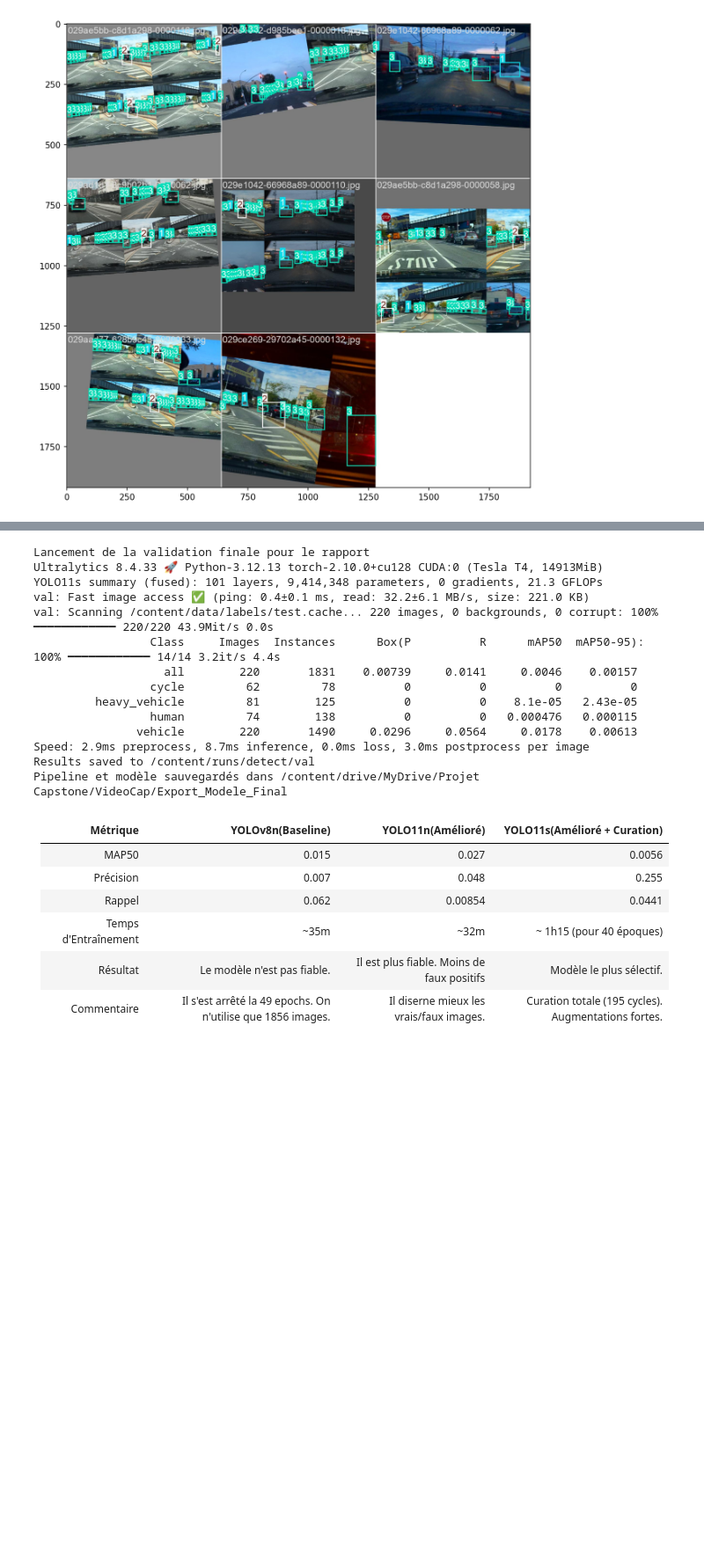
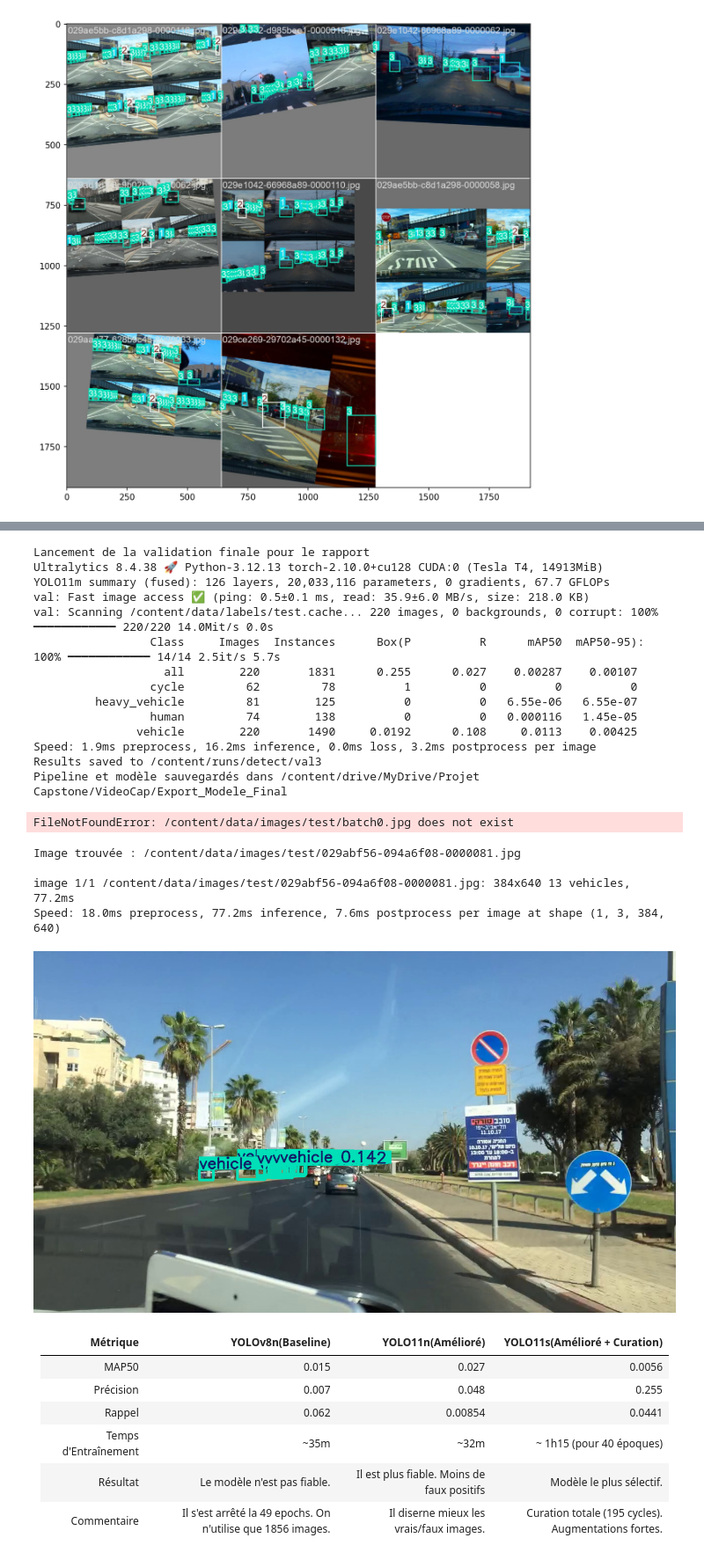
Before and after one commit to 2675781-creator/VideoCap, a Jupyter notebook: projet_capstone_test (10).ipynb, the cells around one changed output, grey strips where cells are left out. Shown at 88% size. Drawn from its saved outputs; the diff is of its cells as text; code cells hidden in the pictures; blank space fills up the shorter version.

Commit message:
version finale

```diff
--- a/projet_capstone_test (10).ipynb
+++ b/projet_capstone_test (10).ipynb
@@ -1156,7 +1232,7 @@ with mlflow.start_run(run_name="Run_C_Imported"):
 # %%
 import json
 
-final_weights = ("/content/drive/MyDrive/Capstone_Final_Runs/Run_C_V8_Final/weights/best.pt")
+final_weights = ("/content/drive/MyDrive/Capstone_Final_Runs/Run_C_V8_Rescue_Final_v2/weights/best.pt")
 final_model = YOLO(final_weights)
 
 #best_model_source = os.path.join(model3.trainer.save_dir, 'weights/best.pt')
@@ -1169,8 +1245,8 @@ export_path = f"{Drive_path}/Export_Modele_Final"
 os.makedirs(export_path, exist_ok=True)
 
 config = {
-    "model_name": "YOLOv11s_VideoCap_Video",
-    "version": "1.1",
+    "model_name": "YOLOv11m_VideoCap_Video",
+    "version": "1.3",
     "classes": final_model.names,
     "imgsz": 640,
     "metrics": {
@@ -1179,32 +1255,59 @@ config = {
         "Precision": float(results_final.box.mp)
     },
     #"normalisation": "YOLO Standard (0-1)"
-    "date_export": "2026-03-31"
+    "date_export": "2026-04-16"
 }
 with open(f"{export_path}/pipeline_config.json", "w") as f:
     json.dump(config, f, indent=4)
 
 # Copie le meilleur modèle trouvé.
 if os.path.exists(final_weights):
-    shutil.copy(final_weights, f"{export_path}/best_model_v11s.pt")
+    shutil.copy(final_weights, f"{export_path}/best_model_v11m.pt")
     print(f"Pipeline et modèle sauvegardés dans {export_path}")
 else:
     print(f"Fichier introuvable : {final_weights}")
 # %% [output]
 Lancement de la validation finale pour le rapport
-Ultralytics 8.4.33 🚀 Python-3.12.13 torch-2.10.0+cu128 CUDA:0 (Tesla T4, 14913MiB)
-YOLO11s summary (fused): 101 layers, 9,414,348 parameters, 0 gradients, 21.3 GFLOPs
-val: Fast image access ✅ (ping: 0.4±0.1 ms, read: 32.2±6.1 MB/s, size: 221.0 KB)
-val: Scanning /content/data/labels/test.cache... 220 images, 0 backgrounds, 0 corrupt: 100% ━━━━━━━━━━━━ 220/220 43.9Mit/s 0.0s
-                 Class     Images  Instances      Box(P          R      mAP50  mAP50-95): 100% ━━━━━━━━━━━━ 14/14 3.2it/s 4.4s
-                   all        220       1831    0.00739     0.0141     0.0046    0.00157
-                 cycle         62         78          0          0          0          0
-         heavy_vehicle         81        125          0          0    8.1e-05   2.43e-05
-                 human         74        138          0          0   0.000476   0.000115
-               vehicle        220       1490     0.0296     0.0564     0.0178    0.00613
-Speed: 2.9ms preprocess, 8.7ms inference, 0.0ms loss, 3.0ms postprocess per image
-Results saved to /content/runs/detect/val
+Ultralytics 8.4.38 🚀 Python-3.12.13 torch-2.10.0+cu128 CUDA:0 (Tesla T4, 14913MiB)
+YOLO11m summary (fused): 126 layers, 20,033,116 parameters, 0 gradients, 67.7 GFLOPs
+val: Fast image access ✅ (ping: 0.5±0.1 ms, read: 35.9±6.0 MB/s, size: 218.0 KB)
+val: Scanning /content/data/labels/test.cache... 220 images, 0 backgrounds, 0 corrupt: 100% ━━━━━━━━━━━━ 220/220 14.0Mit/s 0.0s
+                 Class     Images  Instances      Box(P          R      mAP50  mAP50-95): 100% ━━━━━━━━━━━━ 14/14 2.5it/s 5.7s
+                   all        220       1831      0.255      0.027    0.00287    0.00107
+                 cycle         62         78          1          0          0          0
+         heavy_vehicle         81        125          0          0   6.55e-06   6.55e-07
+                 human         74        138          0          0   0.000116   1.45e-05
+               vehicle        220       1490     0.0192      0.108     0.0113    0.00425
+Speed: 1.9ms preprocess, 16.2ms inference, 0.0ms loss, 3.2ms postprocess per image
+Results saved to /content/runs/detect/val3
 Pipeline et modèle sauvegardés dans /content/drive/MyDrive/Projet Capstone/VideoCap/Export_Modele_Final
+# %%
+# Test visuel rapide sur une image du test set
+test_img = "/content/data/images/test/batch0.jpg"
+results = final_model.predict(test_img, conf=0.1) # Seuil très bas
+results[0].show()
+# %% [output]
+FileNotFoundError: /content/data/images/test/batch0.jpg does not exist
+# %%
+import os
+import random
+
+test_folder = "/content/data/images/test/"
+files = [f for f in os.listdir(test_folder) if f.endswith(('.jpg', '.jpeg', '.png'))]
+
+if files:
+    test_img = os.path.join(test_folder, random.choice(files))
+    print(f"Image trouvée : {test_img}")
+    results = final_model.predict(test_img, conf=0.1)
+    results[0].show()
+else:
+    print("Le dossier est vide ! Vérifie le chemin /content/data/images/test/")
+# %% [output]
+Image trouvée : /content/data/images/test/029abf56-094a6f08-0000081.jpg
+
+image 1/1 /content/data/images/test/029abf56-094a6f08-0000081.jpg: 384x640 13 vehicles, 77.2ms
+Speed: 18.0ms preprocess, 77.2ms inference, 7.6ms postprocess per image at shape (1, 3, 384, 640)
+[figure, added]
 # %% [markdown]
 | Métrique | YOLOv8n(Baseline) | YOLO11n(Amélioré) | YOLO11s(Amélioré + Curation) |
 |-------------|-------------------|---------|-------------------|
```
Also changed, not shown: parts of 14 cells of this notebook, 5 other files.
